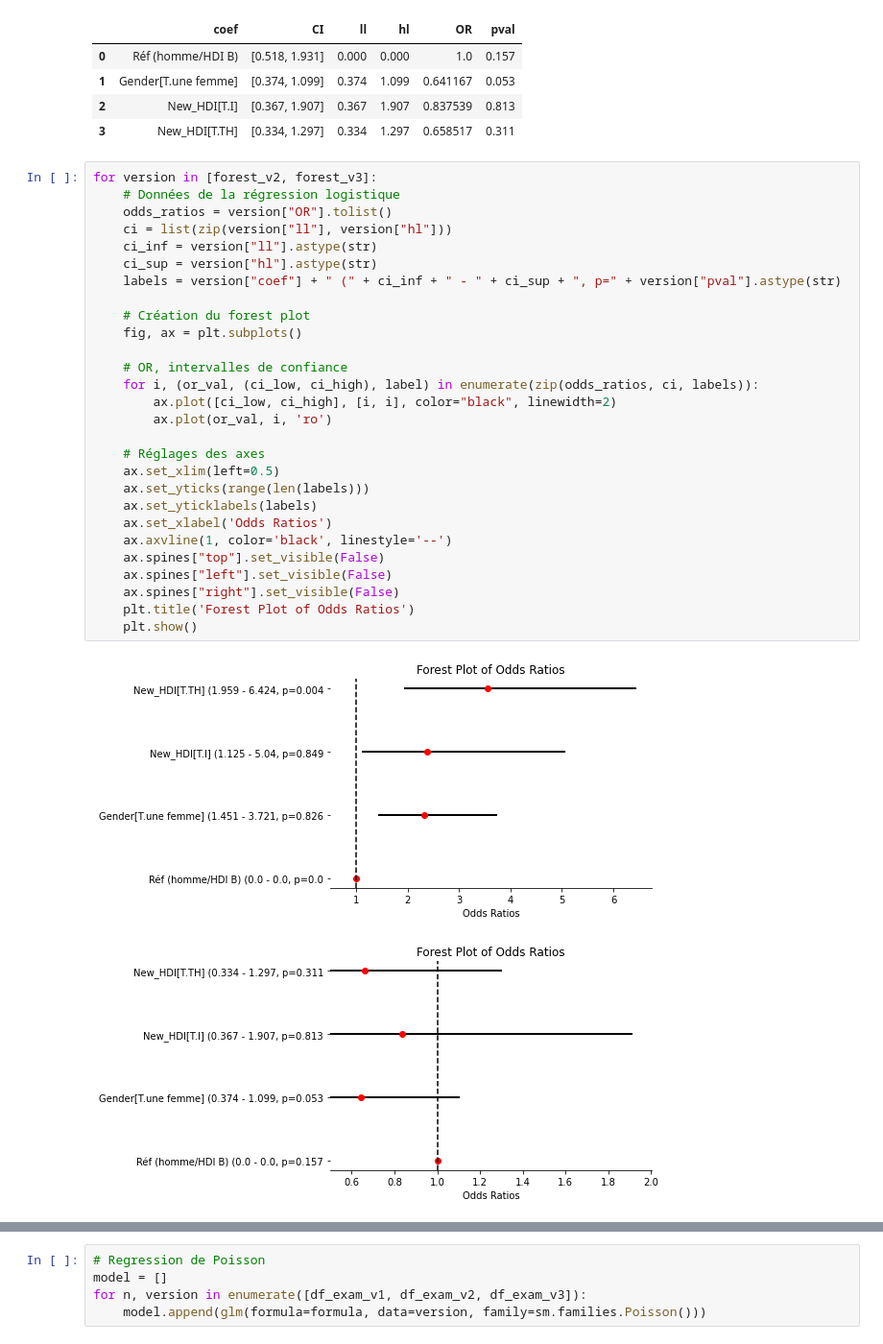
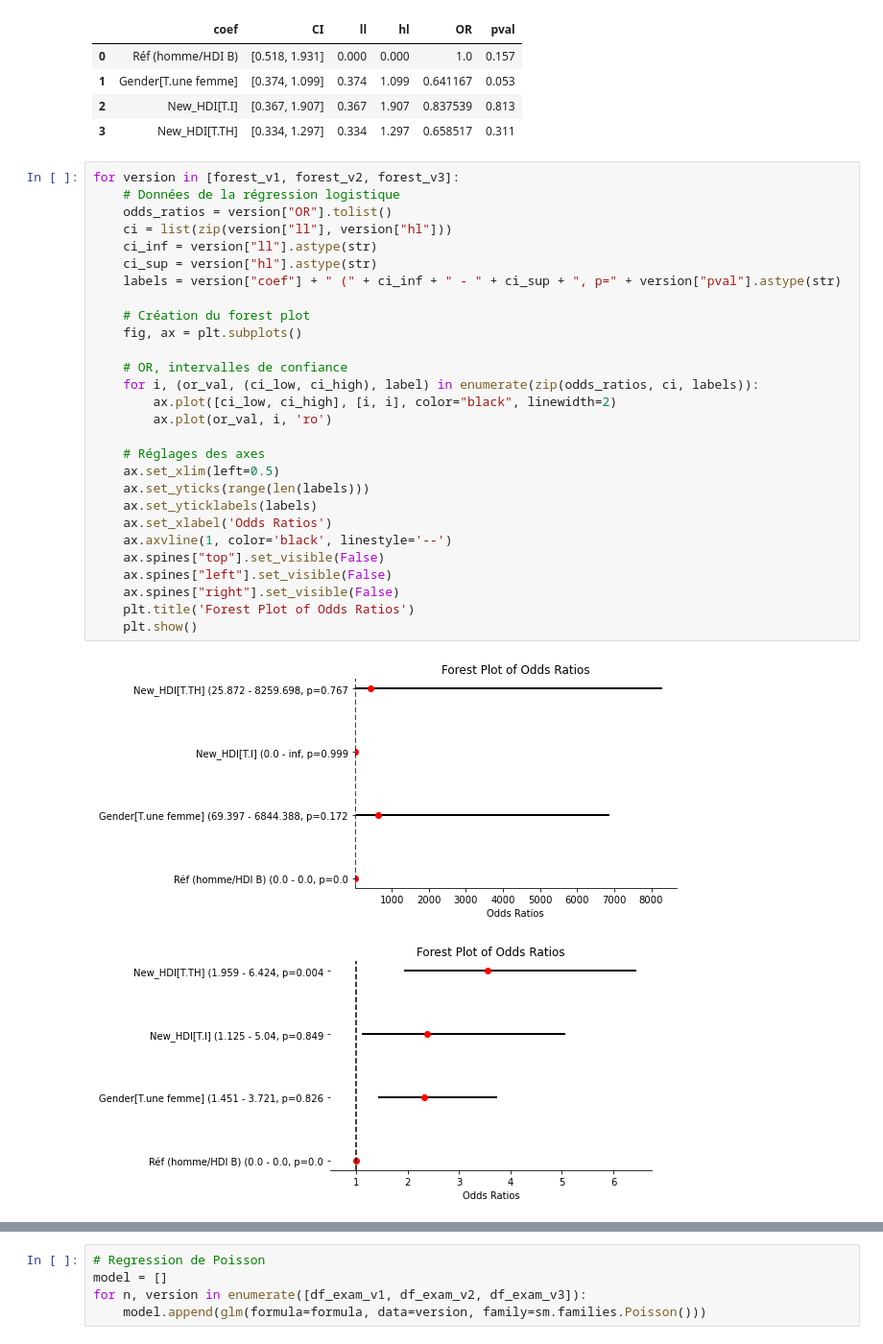
Before and after one commit to smtux/DUDA, a Jupyter notebook: statistique/src/mooc_mertes.ipynb, the cells around one changed output, grey strips where cells are left out. Shown: that part at 96% size. Saved outputs shown, nothing was run; the diff lists cells and outputs as text.

Commit message:
modification du code pour créer les nouveaux forestplot.

```diff
--- a/statistique/src/mooc_mertes.ipynb
+++ b/statistique/src/mooc_mertes.ipynb
@@ -1011,33 +1011,33 @@ forest_v3
 | 2 | New_HDI[T.I] | [0.367, 1.907] | 0.367 | 1.907 | 0.837539 | 0.813 |
 | 3 | New_HDI[T.TH] | [0.334, 1.297] | 0.334 | 1.297 | 0.658517 | 0.311 |
 # %%
-for version in [forest_v2, forest_v3]:
+for version in [forest_v1, forest_v2, forest_v3]:
     # Données de la régression logistique
     odds_ratios = version["OR"].tolist()
     ci = list(zip(version["ll"], version["hl"]))
     ci_inf = version["ll"].astype(str)
     ci_sup = version["hl"].astype(str)
     labels = version["coef"] + " (" + ci_inf + " - " + ci_sup + ", p=" + version["pval"].astype(str)
 
     # Création du forest plot
     fig, ax = plt.subplots()
 
     # OR, intervalles de confiance
     for i, (or_val, (ci_low, ci_high), label) in enumerate(zip(odds_ratios, ci, labels)):
         ax.plot([ci_low, ci_high], [i, i], color="black", linewidth=2)
         ax.plot(or_val, i, 'ro')
 
     # Réglages des axes
     ax.set_xlim(left=0.5)
     ax.set_yticks(range(len(labels)))
     ax.set_yticklabels(labels)
     ax.set_xlabel('Odds Ratios')
     ax.axvline(1, color='black', linestyle='--')
     ax.spines["top"].set_visible(False)
     ax.spines["left"].set_visible(False)
     ax.spines["right"].set_visible(False)
     plt.title('Forest Plot of Odds Ratios')
     plt.show()
 # %% [output]
-[figure, old version]
+[figure, new version]
-[figure, old version]
+[figure, new version]
```
Also changed, not shown: parts of 7 cells of this notebook, 1 other file.
